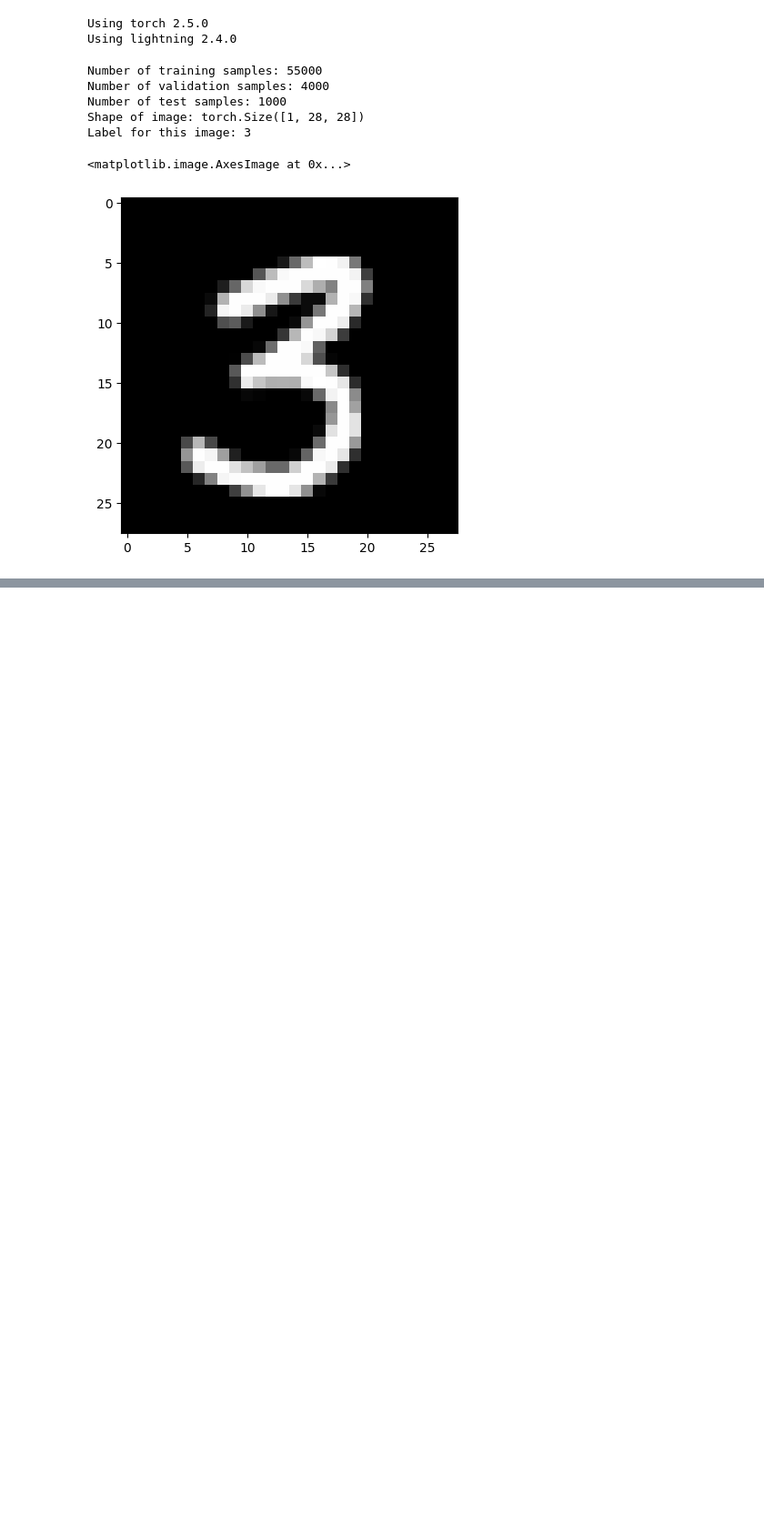
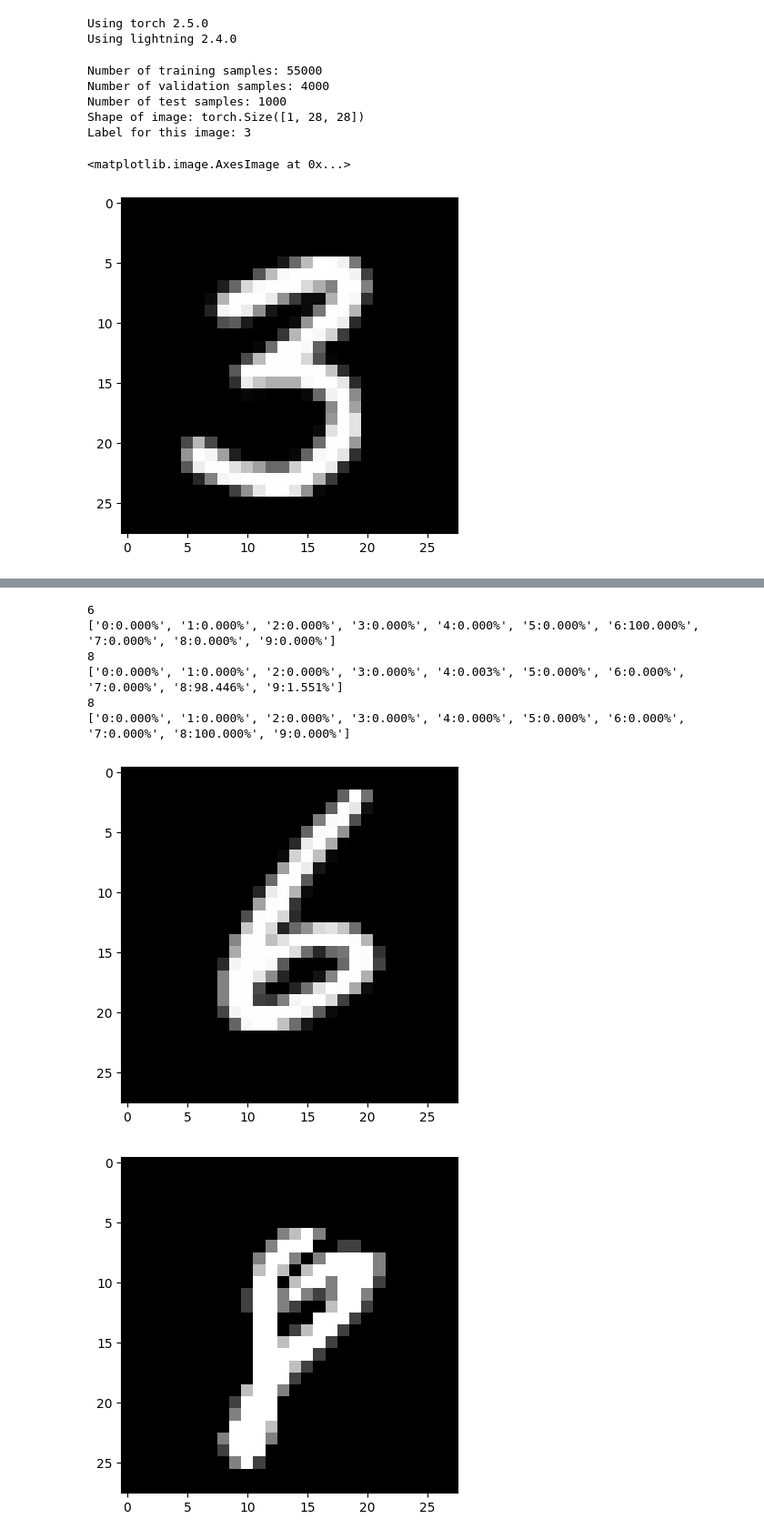
Before and after one commit to merrillmckee/lightning-ai-demonstration, a Jupyter notebook: src/lightning-ai-lenet.ipynb, the cells around one changed output, grey strips where cells are left out. Shown at 91% size. Saved outputs shown, nothing was run; the diff lists cells and outputs as text; code cells hidden in the pictures; blank space fills up the shorter version.

```diff
--- a/src/lightning-ai-lenet.ipynb
+++ b/src/lightning-ai-lenet.ipynb
@@ -51,7 +50,7 @@ Image(url="https://miro.medium.com/v2/resize:fit:1400/format:webp/1*uAeANQIOQPqW
 # ------------
 # Create Model
 # ------------
-class LeNetModel(L.LightningModule):
+class LeNetModel(lightning.LightningModule):
     def __init__(self):
         super().__init__()
         self.encoder = nn.Sequential(
@@ -167,14 +166,23 @@ HPU available: False, using: 0 HPUs
 # %%
 # -------------
 # Run Inference
 # -------------
 for n in [53, 54, 55]:
     image, label = test[n]
     softmax = nn.Softmax(dim=1)
-    images = torch.stack((image, image), dim=0)
-    pred = softmax(model.encoder(images)).detach().numpy().squeeze()
+    images_ = torch.stack((image, image), dim=0)
+    pred = softmax(model.encoder(images_)).detach().numpy().squeeze()
     # show
     plt.figure()
     plt.imshow(image.squeeze(), cmap="gray")
     print(label)
     print(["{0}:{1:.3%}".format(i, prob) for i, prob in enumerate(pred[0])])
+# %% [output]
+6
+['0:0.000%', '1:0.000%', '2:0.000%', '3:0.000%', '4:0.000%', '5:0.000%', '6:100.000%', '7:0.000%', '8:0.000%', '9:0.000%']
+8
+['0:0.000%', '1:0.000%', '2:0.000%', '3:0.000%', '4:0.003%', '5:0.000%', '6:0.000%', '7:0.000%', '8:98.446%', '9:1.551%']
+8
+['0:0.000%', '1:0.000%', '2:0.000%', '3:0.000%', '4:0.000%', '5:0.000%', '6:0.000%', '7:0.000%', '8:100.000%', '9:0.000%']
+[figure, added]
+[figure, added]
```
Also changed, not shown: parts of 3 cells of this notebook.
